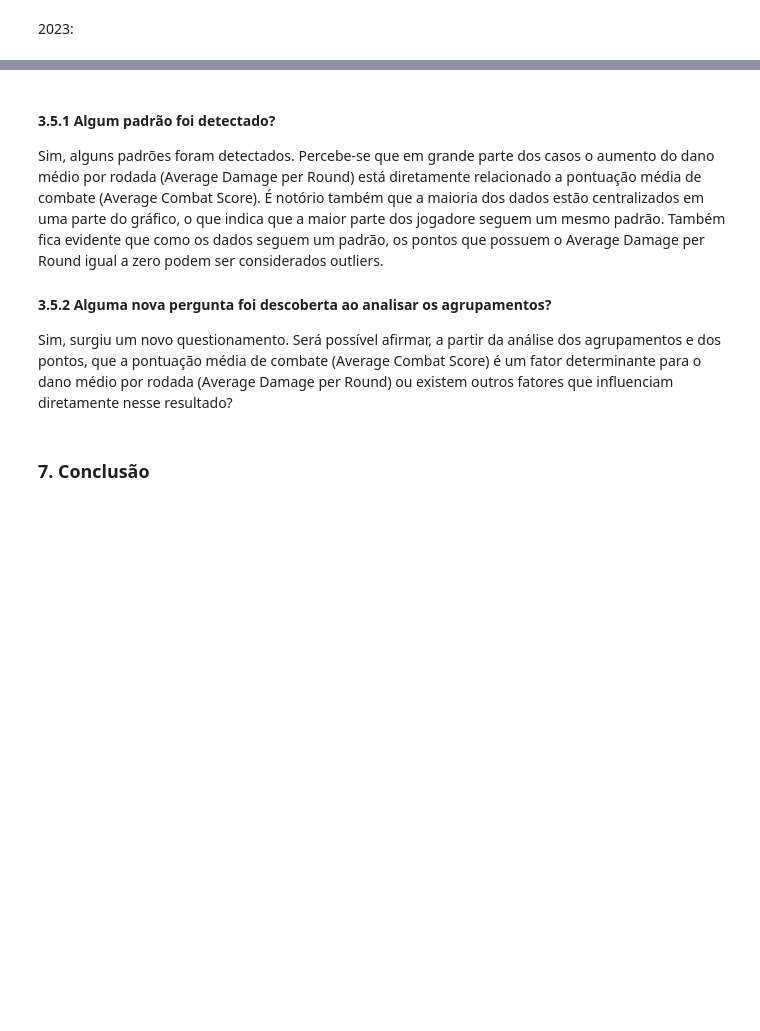
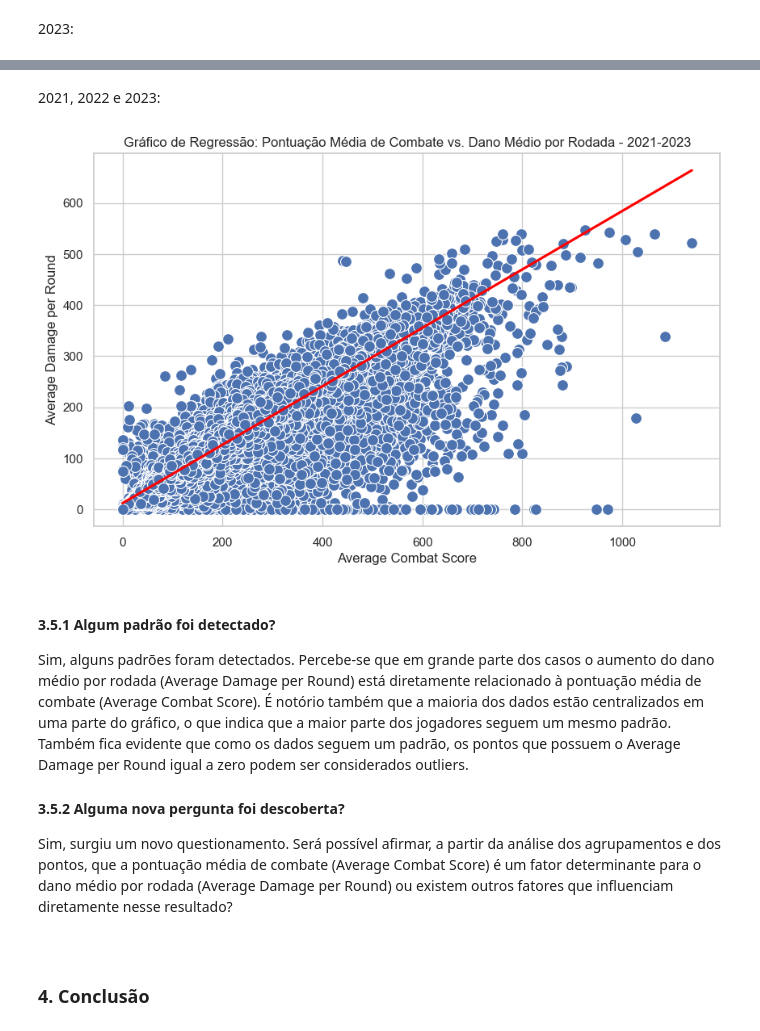
Before and after one commit to PedroLSCabral/Projeto-ICD, a Jupyter notebook: Presentation.ipynb, the cells around one changed output, grey strips where cells are left out. Cells and saved outputs as stored; diff of their text form; code cells hidden in the pictures; blank space fills up the shorter version.

```diff
--- a/Presentation.ipynb
+++ b/Presentation.ipynb
@@ -581,14 +597,33 @@ plt.show()
+# %% [markdown]
+2021, 2022 e 2023:
+# %%
+cores_laranja = sns.light_palette("orange", as_cmap=True)
+
+sns.set(style="whitegrid")
+plt.figure(figsize=(10, 6))
+
+scatter = sns.scatterplot(data=overview_group, x="Average Combat Score", y="Average Damage per Round", s=100, palette=cores_laranja)
+regplot = sns.regplot(data=overview_group, x="Average Combat Score", y="Average Damage per Round", scatter=False, line_kws={"color": "red"}, ci=None)
+
+plt.title('Gráfico de Regressão: Pontuação Média de Combate vs. Dano Médio por Rodada - 2021-2023')
+plt.xlabel('Average Combat Score')
+plt.ylabel('Average Damage per Round')
+
+plt.show()
+# %% [output]
+[figure, added]
 # %% [markdown]
 <h4>3.5.1 Algum padrão foi detectado?</h4>
 
-Sim, alguns padrões foram detectados. Percebe-se que em grande parte dos casos o aumento do dano médio por rodada (Average Damage per Round) está diretamente relacionado a pontuação média de combate (Average Combat Score). É notório também que a maioria dos dados estão centralizados em uma parte do gráfico, o que indica que a maior parte dos jogadore seguem um mesmo padrão. Também fica evidente que como os dados seguem um padrão, os pontos que possuem o Average Damage per Round igual a zero podem ser considerados outliers.
+Sim, alguns padrões foram detectados. Percebe-se que em grande parte dos casos o aumento do dano médio por rodada (Average Damage per Round) está diretamente relacionado à pontuação média de combate (Average Combat Score). É notório também que a maioria dos dados estão centralizados em uma parte do gráfico, o que indica que a maior parte dos jogadores seguem um mesmo padrão. Também fica evidente que como os dados seguem um padrão, os pontos que possuem o Average Damage per Round igual a zero podem ser considerados outliers.
 
 
-<h4>3.5.2 Alguma nova pergunta foi descoberta ao analisar os agrupamentos?</h4>
+<h4>3.5.2 Alguma nova pergunta foi descoberta?</h4>
 
 Sim, surgiu um novo questionamento. Será possível afirmar, a partir da análise dos agrupamentos e dos pontos, que a pontuação média de combate (Average Combat Score) é um fator determinante para o dano médio por rodada (Average Damage per Round) ou existem outros fatores que influenciam diretamente nesse resultado?
 # %% [markdown]
-<h3>7. Conclusão</h3>
+<br>
+<h3>4. Conclusão</h3>
 # %% [markdown]
 Analisando os dados de Valorant, fica evidente que cada partida é singular, com suas próprias dinâmicas e nuances. A seleção dos agentes é influenciada por ajustes de balanceamento ao longo do tempo, enquanto a distribuição de vitórias nos mapas revela estratégias particulares para ataque e defesa, embora seja perceptível que alguns mapas são mais propícios ao ataque e outros à defesa.
 
```
Also changed, not shown: parts of 27 cells of this notebook, 4 other files.
